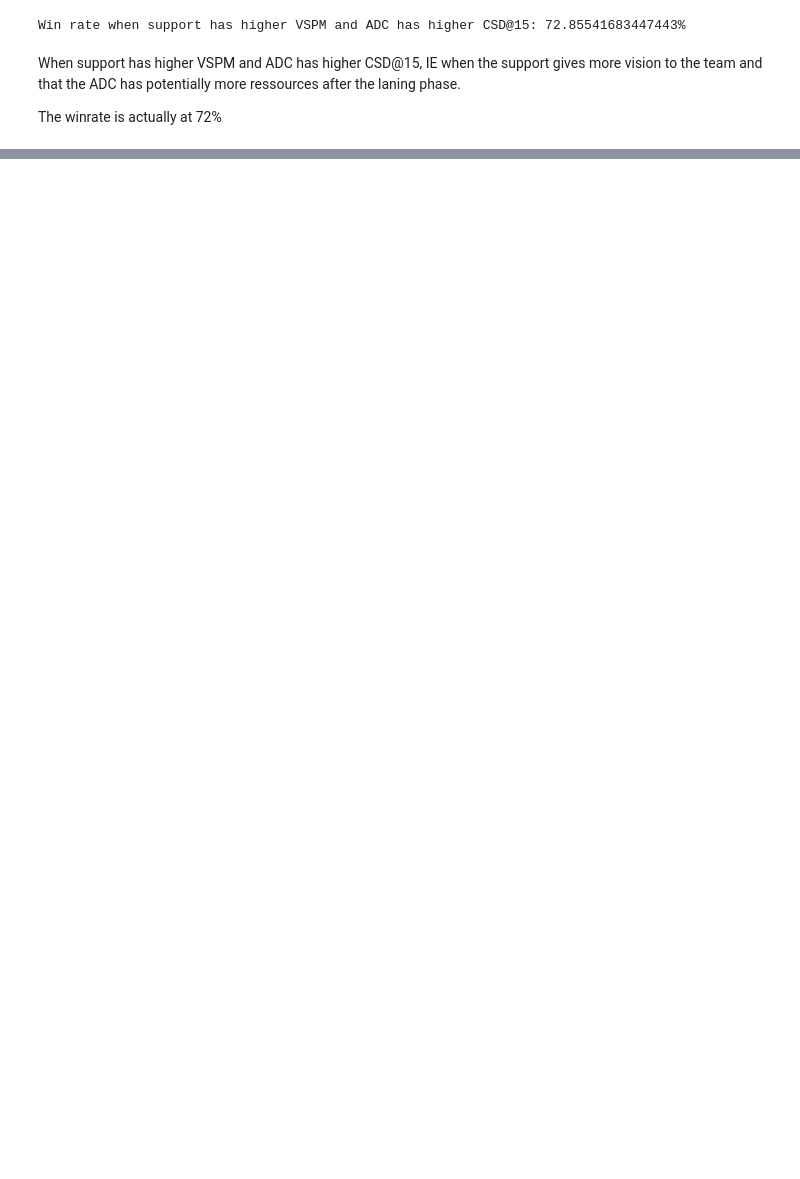
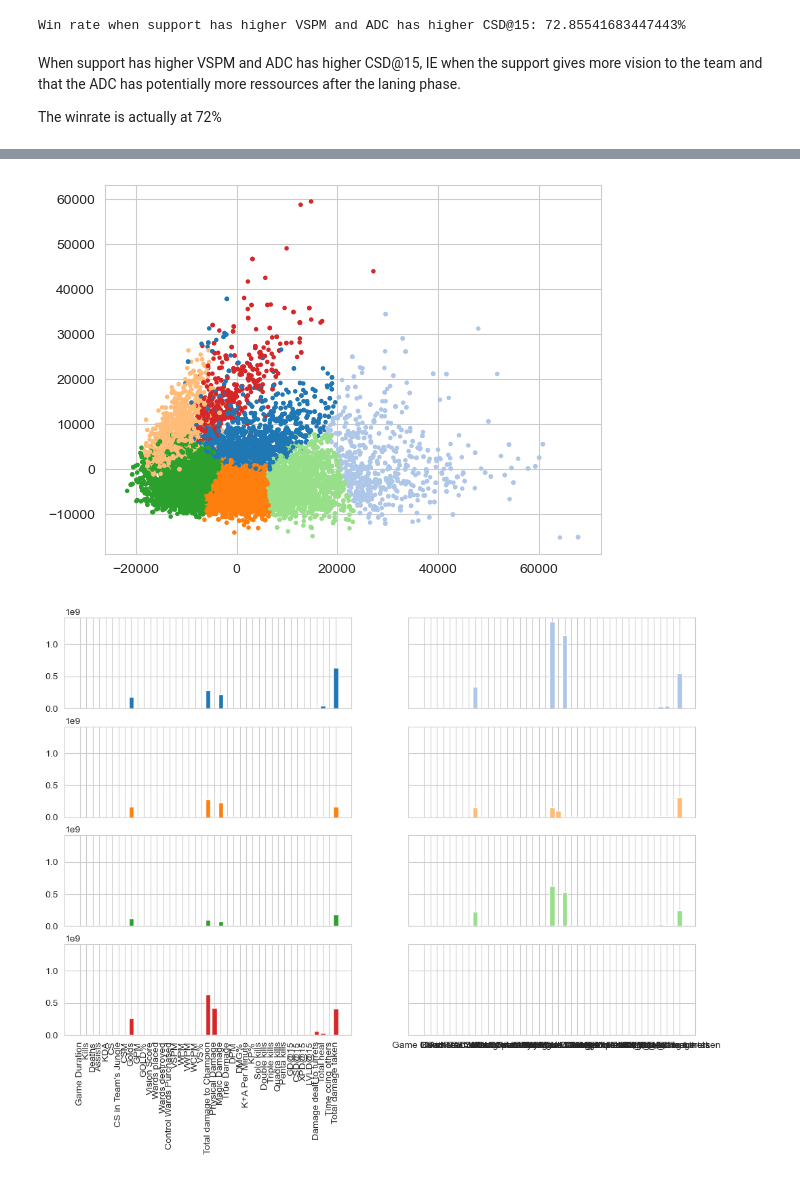
Before and after one commit to TsunomakiWatamelon/lol-esports-data-analysis, a Jupyter notebook: src/sandbox.ipynb, the cells around one changed output, grey strips where cells are left out. Saved outputs shown, nothing was run; the diff lists cells and outputs as text; code cells hidden in the pictures; blank space fills up the shorter version.

```diff
--- a/src/sandbox.ipynb
+++ b/src/sandbox.ipynb
@@ -696,0 +704,5 @@ plot_kmeans_pca(data, pca_data, pca, n_clusters=5)
+# %%
+plot_kmeans_pca(middf, pca.fit_transform(middf), pca, 7)
+# %% [output]
+[figure, added]
+[figure, added]
```
Also changed, not shown: parts of 32 cells of this notebook, 6 other files.
